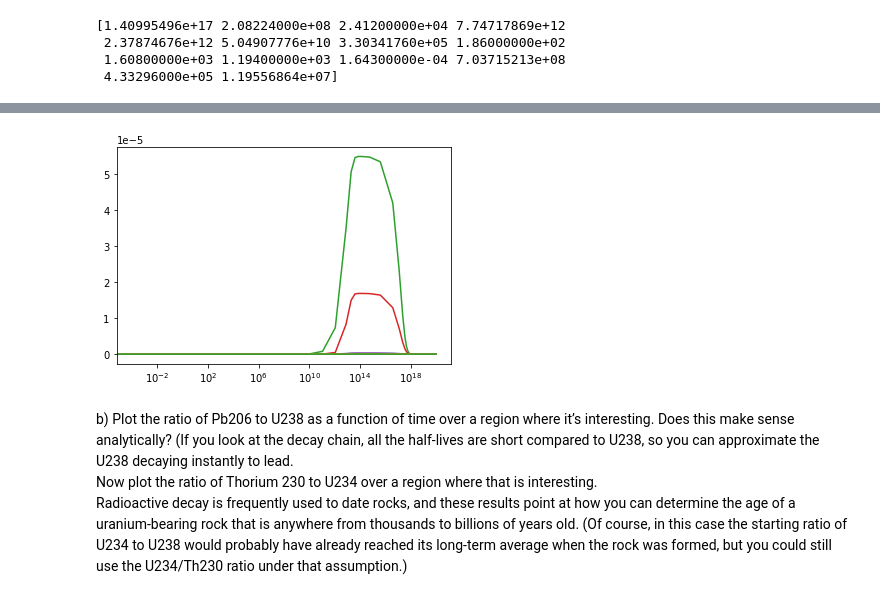
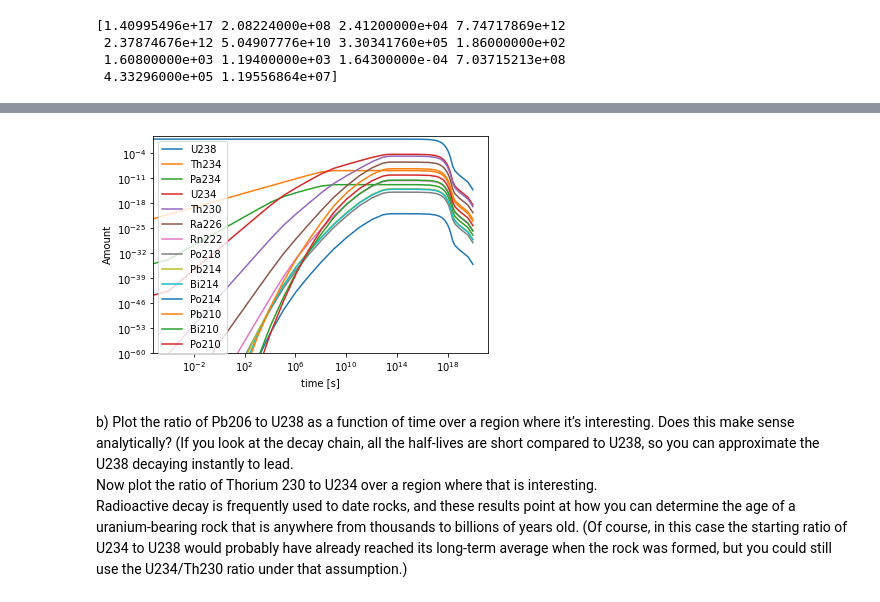
Before and after one commit to eklem1/Phys512_EK, a Jupyter notebook: PS2/PS2_EK.ipynb, the cells around one changed output, grey strips where cells are left out. Cells and saved outputs as stored; diff of their text form; code cells hidden in the pictures.

```diff
--- a/PS2/PS2_EK.ipynb
+++ b/PS2/PS2_EK.ipynb
@@ -399,10 +441,3 @@ x1=1e20
 # print(type(half_lives[0]))
 
 ans_stiff=integrate.solve_ivp(fun_mine,[x0,x1],y0,method='Radau')
-# %%
-for i in range(1, len(half_lives)):
-    plt.semilogx(ans_stiff.t, ans_stiff.y[i,:])
-
-plt.show()
-# %% [output]
-[figure, removed]
@@ -409,3 +446,20 @@ plt.show()
+# %%
+for i, ele in enumerate(half_lifes_dict):
+#     print(ele, i)
+    plt.loglog(ans_stiff.t, ans_stiff.y[i,:], label=ele)
+#     plt.semilogy(ans_stiff.t, ans_stiff.y[i,:], label=ele)
+
+
+plt.ylim(1e-60, 10)
+# plt.xlim(0 ,1)
+plt.xlabel("time [s]")
+plt.ylabel("Amount")
+
+
+plt.legend()
+plt.show()
+# %% [output]
+[figure, added]
 # %% [markdown]
 b) Plot the ratio of Pb206 to U238 as a function of time over a region where
 it’s interesting. Does this make sense analytically? (If you look at the decay chain, all the half-lives are short compared to U238, so you can approximate the U238 decaying instantly to lead.
```
Also changed, not shown: parts of 12 cells of this notebook.
